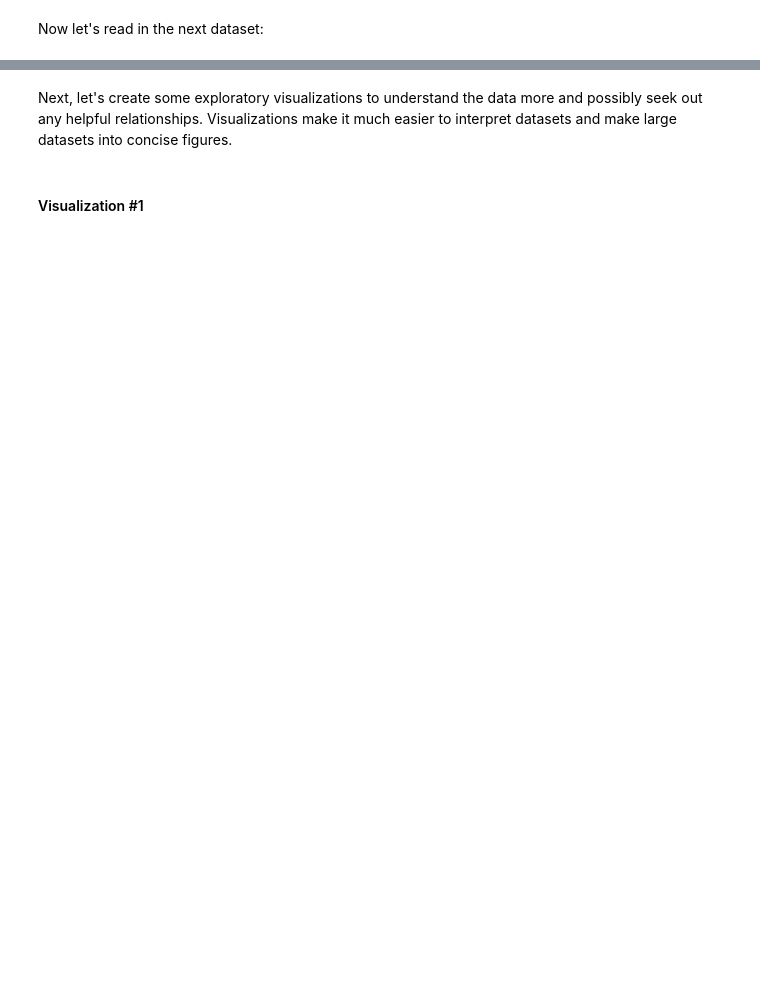
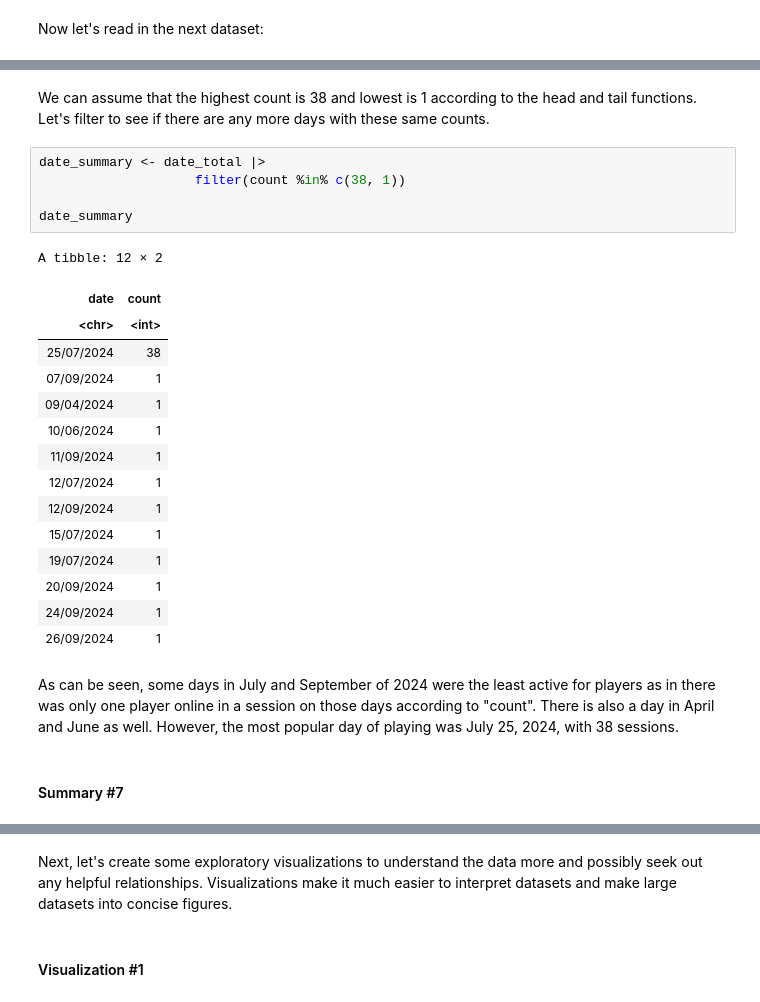
Before and after one commit to tchan0717/dsci-100-2025w1-group-36, a Jupyter notebook: plaicraft_project.ipynb, the cells around one changed output, grey strips where cells are left out. Drawn from its saved outputs; the diff is of its cells as text; blank space fills up the shorter version.

```diff
--- a/plaicraft_project.ipynb
+++ b/plaicraft_project.ipynb
@@ -114,0 +268,27 @@ One issue seen is that it is difficult at first to determine what is meant by th
+# %% [markdown]
+We can assume that the highest count is 38 and lowest is 1 according to the head and tail functions. Let's filter to see if there are any more days with these same counts.
+# %%
+date_summary <- date_total |>
+                    filter(count %in% c(38, 1))
+
+date_summary
+# %% [output]
+A tibble: 12 × 2
+| date | count |
+| <chr> | <int> |
+| 25/07/2024 | 38 |
+| 07/09/2024 | 1 |
+| 09/04/2024 | 1 |
+| 10/06/2024 | 1 |
+| 11/09/2024 | 1 |
+| 12/07/2024 | 1 |
+| 12/09/2024 | 1 |
+| 15/07/2024 | 1 |
+| 19/07/2024 | 1 |
+| 20/09/2024 | 1 |
+| 24/09/2024 | 1 |
+| 26/09/2024 | 1 |
+# %% [markdown]
+As can be seen, some days in July and September of 2024 were the least active for players as in there was only one player online in a session on those days according to "count". There is also a day in April and June as well. However, the most popular day of playing was July 25, 2024, with 38 sessions.
+# %% [markdown]
+#### Summary #7
```
Also changed, not shown: parts of 36 cells of this notebook.
